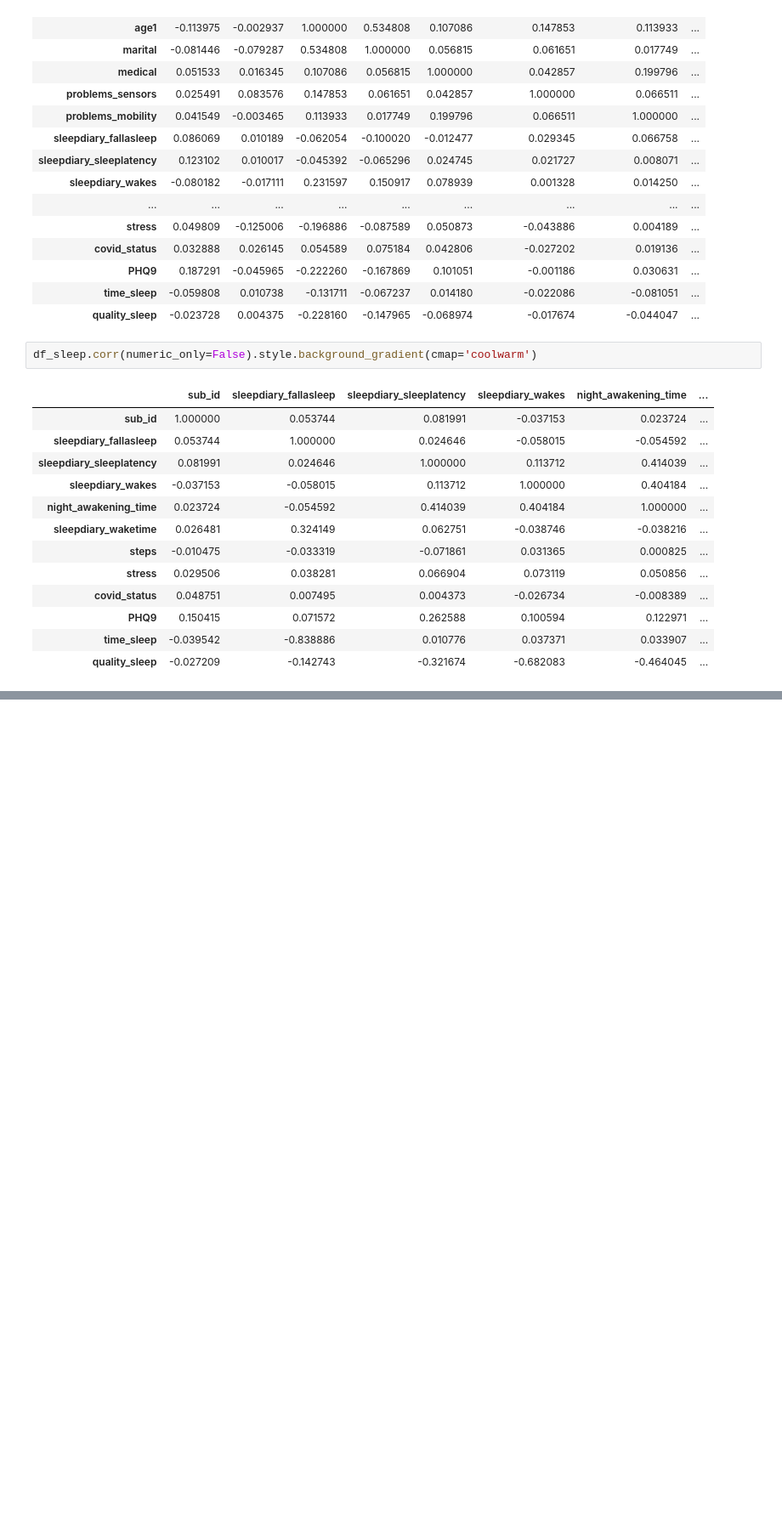
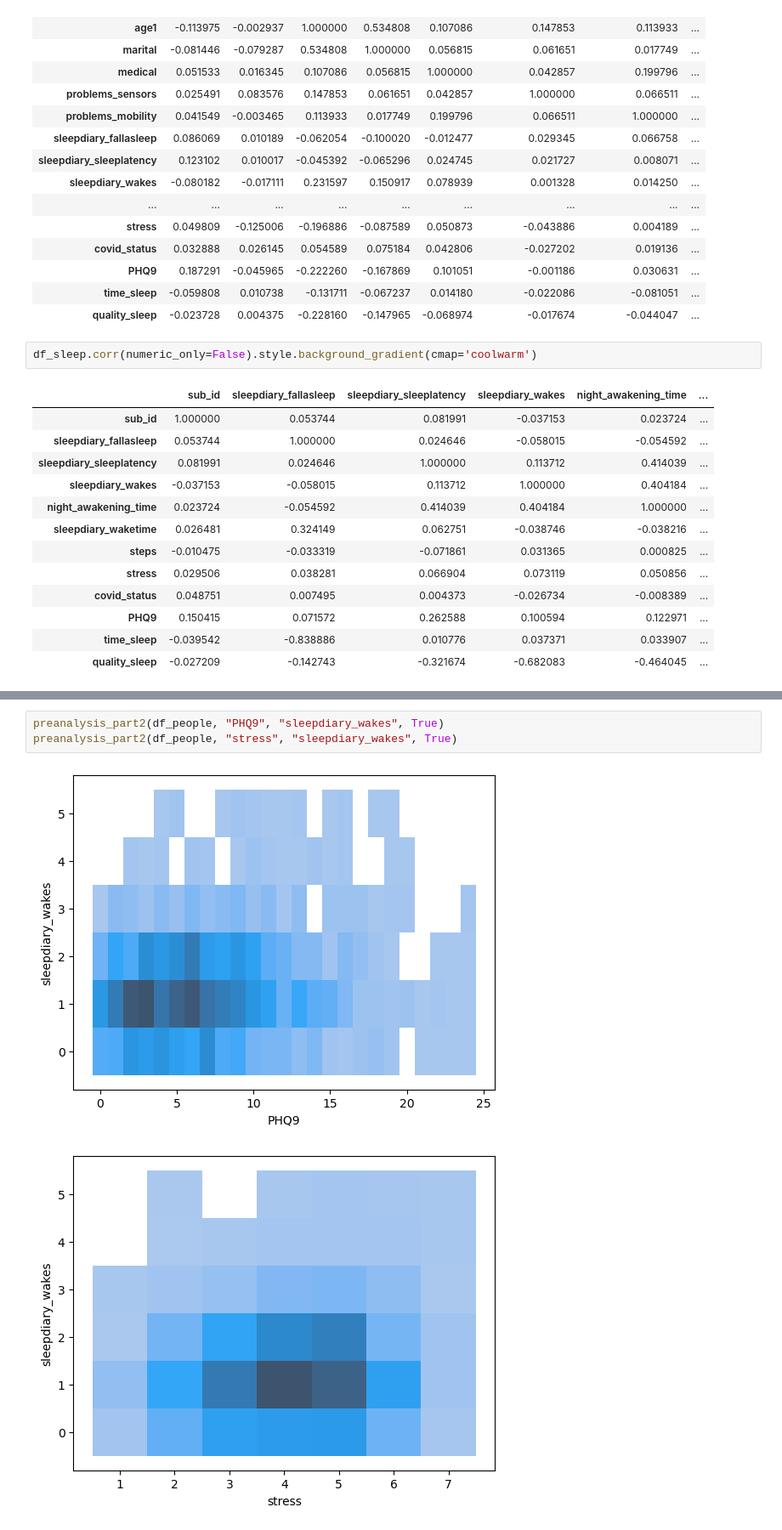
Before and after one commit to Yerk08/project-AD, a Jupyter notebook: sleeping_analyse.ipynb, the cells around one changed output, grey strips where cells are left out. Shown: that part at 85% size. Drawn from its saved outputs; the diff is of its cells as text; blank space fills up the shorter version.

```diff
--- a/sleeping_analyse.ipynb
+++ b/sleeping_analyse.ipynb
@@ -193,0 +199,6 @@ def preanalysis_part3(datagram, namefield1, namefield2):
+# %%
+preanalysis_part2(df_people, "PHQ9", "sleepdiary_wakes", True)
+preanalysis_part2(df_people, "stress", "sleepdiary_wakes", True)
+# %% [output]
+[figure, added]
+[figure, added]
```
Also changed, not shown: parts of 6 cells of this notebook, 4 other files.
